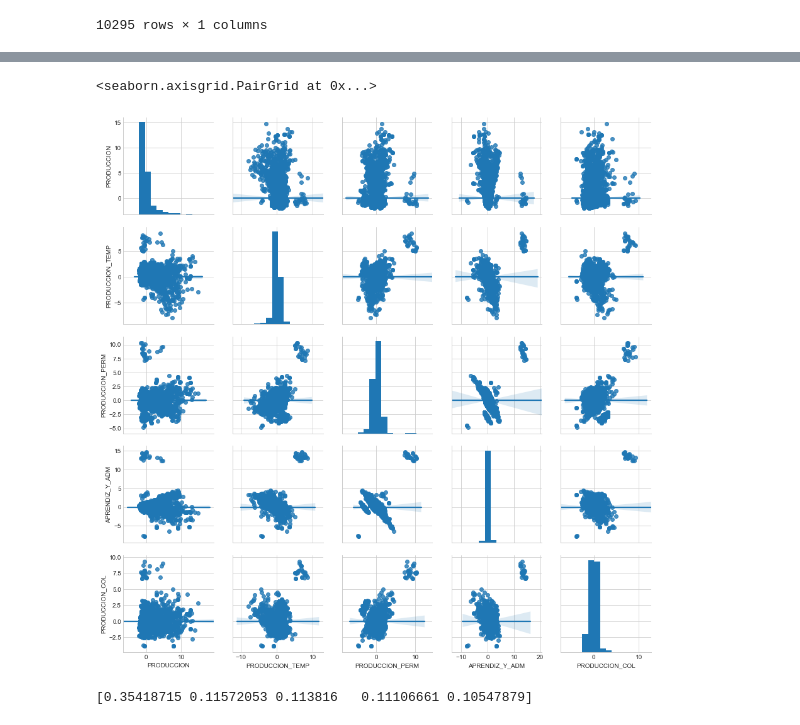
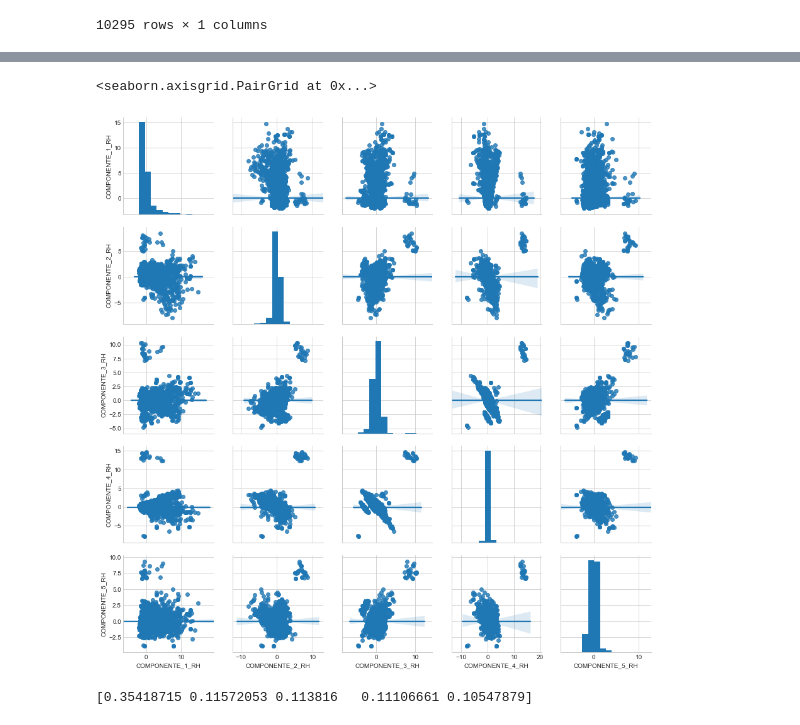
Before and after one commit to KatherinAcosta/Proyecto2018, a Jupyter notebook: 4.1.1 PCA Recursos humanos.ipynb, the cells around one changed output, grey strips where cells are left out. Drawn from its saved outputs; the diff is of its cells as text; code cells hidden in the pictures.

```diff
--- a/4.1.1 PCA Recursos humanos.ipynb
+++ b/4.1.1 PCA Recursos humanos.ipynb
@@ -272,4 +270,4 @@ Al analizar las componentes se evidencia que sólo la cuarta componente se enfoc
 # %%
-PCArecursosh = pd.DataFrame(data = Y_1, columns = ['PRODUCCION', 'PRODUCCION_TEMP','PRODUCCION_PERM', 'APRENDIZ_Y_ADM','PRODUCCION_COL'])
+PCArecursosh = pd.DataFrame(data = Y_1, columns = ['COMPONENTE_1_RH', 'COMPONENTE_2_RH','COMPONENTE_3_RH', 'COMPONENTE_4_RH','COMPONENTE_5_RH'])
 PCArecursosh.head(10295)
 # %% [output]
@@ -317,11 +315,11 @@ PCA
 | 10294 | 1180126.0 | -1.291353 | 0.227193 | 1.392686 | -0.312268 | -1.331324 |
 10295 rows × 6 columns
 # %%
-b = sns.pairplot(PCA, vars=["PRODUCCION","PRODUCCION_TEMP","PRODUCCION_PERM","APRENDIZ_Y_ADM","PRODUCCION_COL"],kind="reg")
+b = sns.pairplot(PCA, vars=["COMPONENTE_1_RH","COMPONENTE_2_RH","COMPONENTE_3_RH","COMPONENTE_4_RH","COMPONENTE_5_RH"],kind="reg")
 b # Resumen gráfico con histogramas y diagramas de dispersión de las variables
 # %% [output]
 <seaborn.axisgrid.PairGrid at 0x...>
-[figure, old version]
+[figure, new version]
 # %%
 print(sklearn_PCA.explained_variance_ratio_)
 # %% [output]
```
Also changed, not shown: parts of 5 cells of this notebook.
